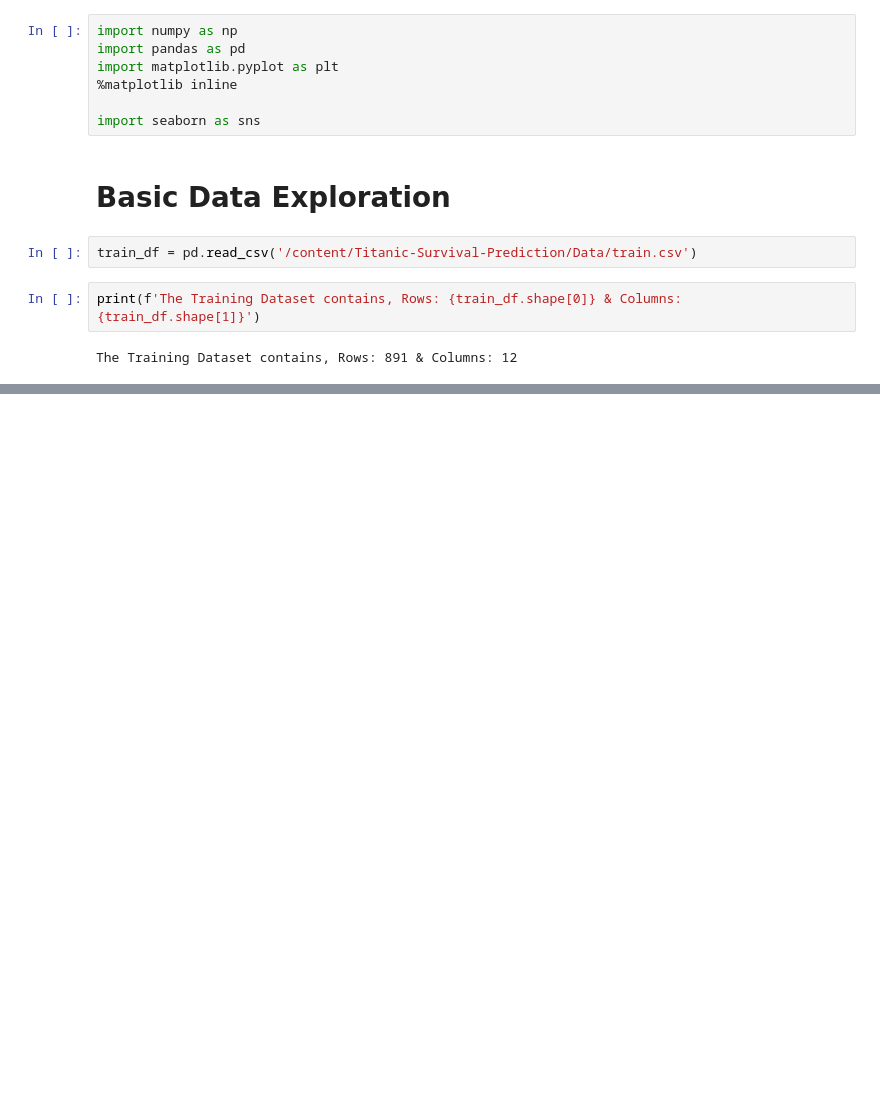
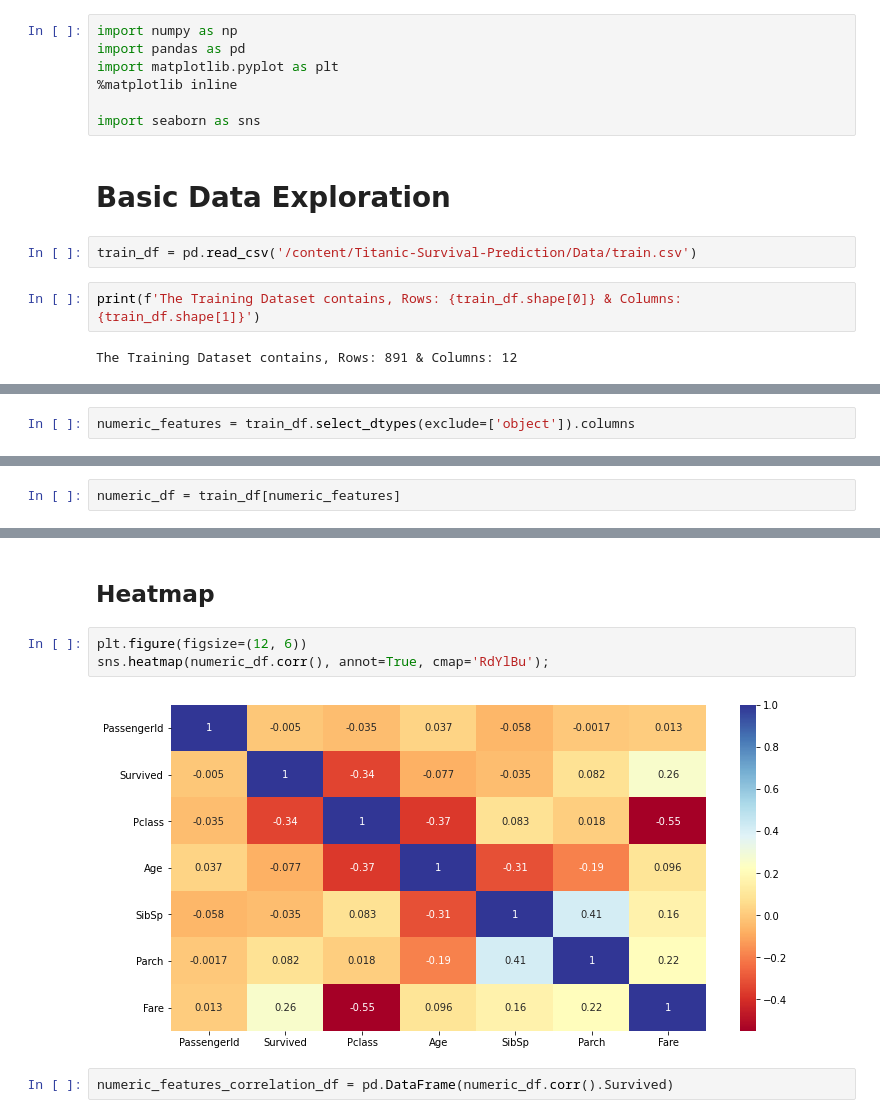
Before and after one commit to SatyaRay003/Titanic-Survival-Prediction, a Jupyter notebook: Titanic_EDA.ipynb, the cells around one changed output, grey strips where cells are left out. Saved outputs shown, nothing was run; the diff lists cells and outputs as text; blank space fills up the shorter version.

```diff
--- a/Titanic_EDA.ipynb
+++ b/Titanic_EDA.ipynb
@@ -30,0 +75,2 @@ The Training Dataset contains, Rows: 891 & Columns: 12
+# %%
+numeric_features = train_df.select_dtypes(exclude=['object']).columns
@@ -30,0 +81,2 @@ The Training Dataset contains, Rows: 891 & Columns: 12
+# %%
+numeric_df = train_df[numeric_features]
@@ -30,0 +96,9 @@ The Training Dataset contains, Rows: 891 & Columns: 12
+# %% [markdown]
+## Heatmap
+# %%
+plt.figure(figsize=(12, 6))
+sns.heatmap(numeric_df.corr(), annot=True, cmap='RdYlBu');
+# %% [output]
+[figure, added]
+# %%
+numeric_features_correlation_df = pd.DataFrame(numeric_df.corr().Survived)
```
Also changed, not shown: parts of 11 cells of this notebook.
